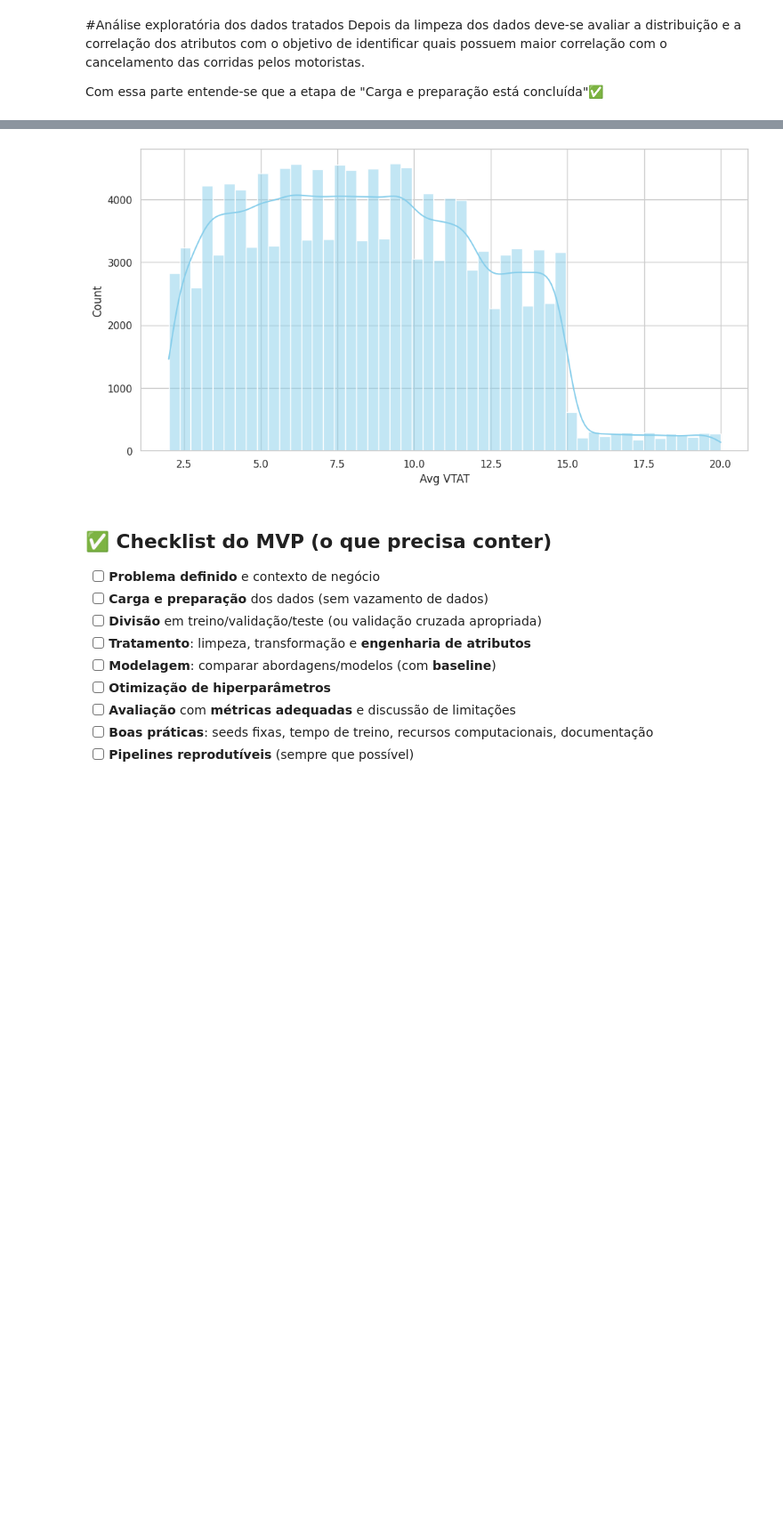
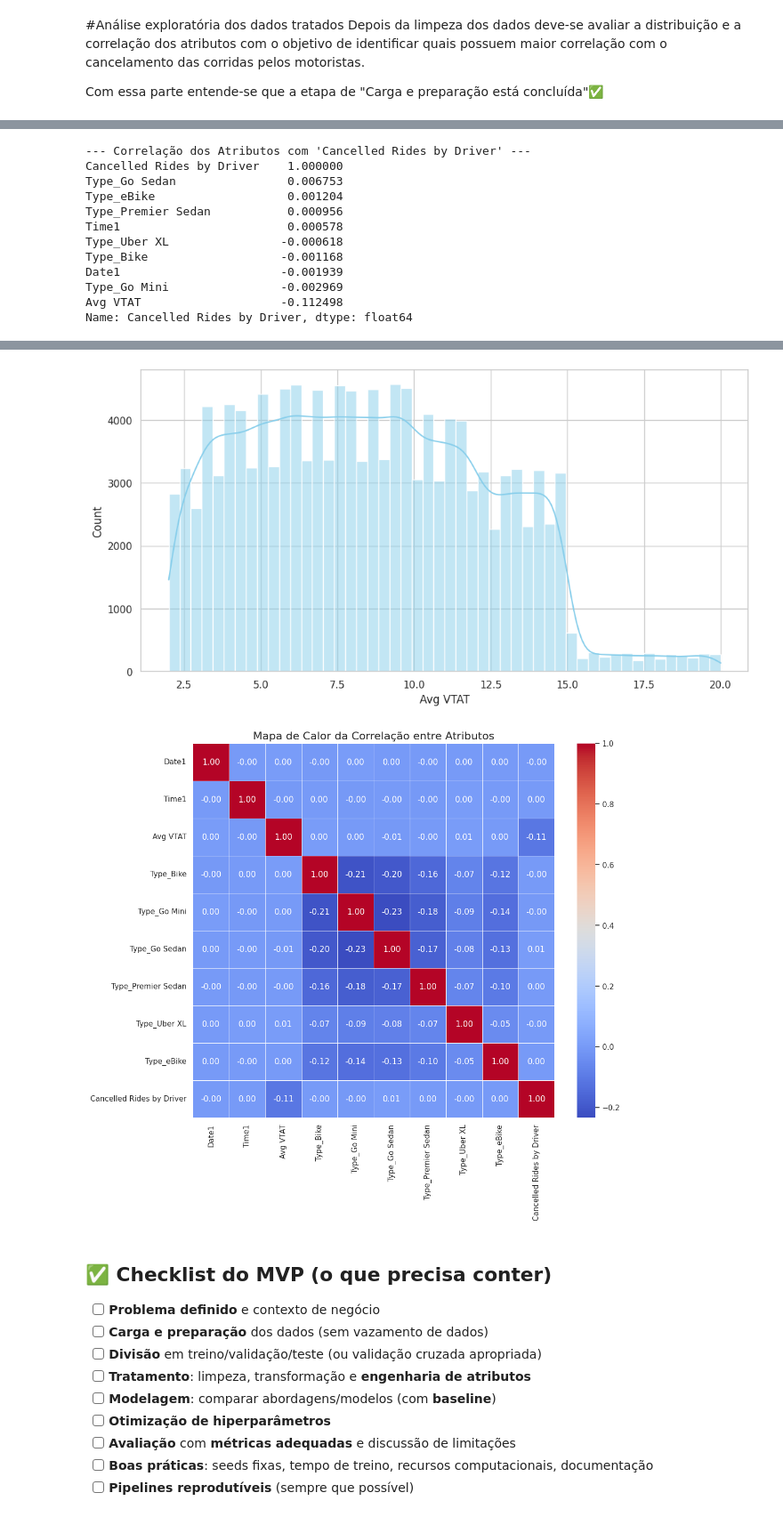
Before and after one commit to enakirimoto/Machine-Learning-and-Analytics, a Jupyter notebook: Projeto_Eric_MVP_ML_&_Analytics.ipynb, the cells around one changed output, grey strips where cells are left out. Shown at 89% size. Drawn from its saved outputs; the diff is of its cells as text; code cells hidden in the pictures; blank space fills up the shorter version.

```diff
--- a/Projeto_Eric_MVP_ML_&_Analytics.ipynb
+++ b/Projeto_Eric_MVP_ML_&_Analytics.ipynb
@@ -583,4 +583,30 @@ sns.histplot(df_model_clean2['Date1'], kde=True, bins=50, color='skyblue')
 sns.set_theme(style="whitegrid")
 plt.figure(figsize=(12, 6))
 sns.histplot(df_model_clean2['Avg VTAT'], kde=True, bins=50, color='skyblue')
+
+#Preparo de dados para correlação
+df_model_clean2['Cancelled Rides by Driver'].fillna(0, inplace=True)
+for col in df_model_clean2.columns:
+    if df_model_clean2[col].dtype == 'bool':
+        df_model_clean2[col] = df_model_clean2[col].astype(int)
+
+df_model_clean2['Cancelled Rides by Driver'] = df_model_clean2['Cancelled Rides by Driver'].astype(int)
+
+matriz_correlacao = df_model_clean2.corr()
+correlacao_com_alvo = matriz_correlacao['Cancelled Rides by Driver']
+correlacao_com_alvo_ordenada = correlacao_com_alvo.sort_values(ascending=False)
+print("\n--- Correlação dos Atributos com 'Cancelled Rides by Driver' ---")
+print(correlacao_com_alvo_ordenada)
+
+plt.figure(figsize=(12, 10))
+heatmap = sns.heatmap(
+    matriz_correlacao,
+    annot=True,          # Adiciona os números de correlação em cada célula
+    cmap='coolwarm',     # Esquema de cores: quente para positivo, frio para negativo
+    fmt=".2f",           # Formata os números para terem duas casas decimais
+    linewidths=.5        # Adiciona uma pequena linha entre as células
+)
+
+plt.title('Mapa de Calor da Correlação entre Atributos', fontsize=16)
+plt.show()
 # %% [output]
@@ -588,6 +628,19 @@ sns.histplot(df_model_clean2['Avg VTAT'], kde=True, bins=50, color='skyblue')
+--- Correlação dos Atributos com 'Cancelled Rides by Driver' ---
+Cancelled Rides by Driver    1.000000
+Type_Go Sedan                0.006753
+Type_eBike                   0.001204
+Type_Premier Sedan           0.000956
+Time1                        0.000578
+Type_Uber XL                -0.000618
+Type_Bike                   -0.001168
+Date1                       -0.001939
+Type_Go Mini                -0.002969
+Avg VTAT                    -0.112498
+Name: Cancelled Rides by Driver, dtype: float64
 [figure]
 [figure]
 [figure]
+[figure, added]
 # %%
 # dx = df.groupby("Cancelled Rides by Driver").
 # print(dx)
```
Also changed, not shown: parts of 2 cells of this notebook.
